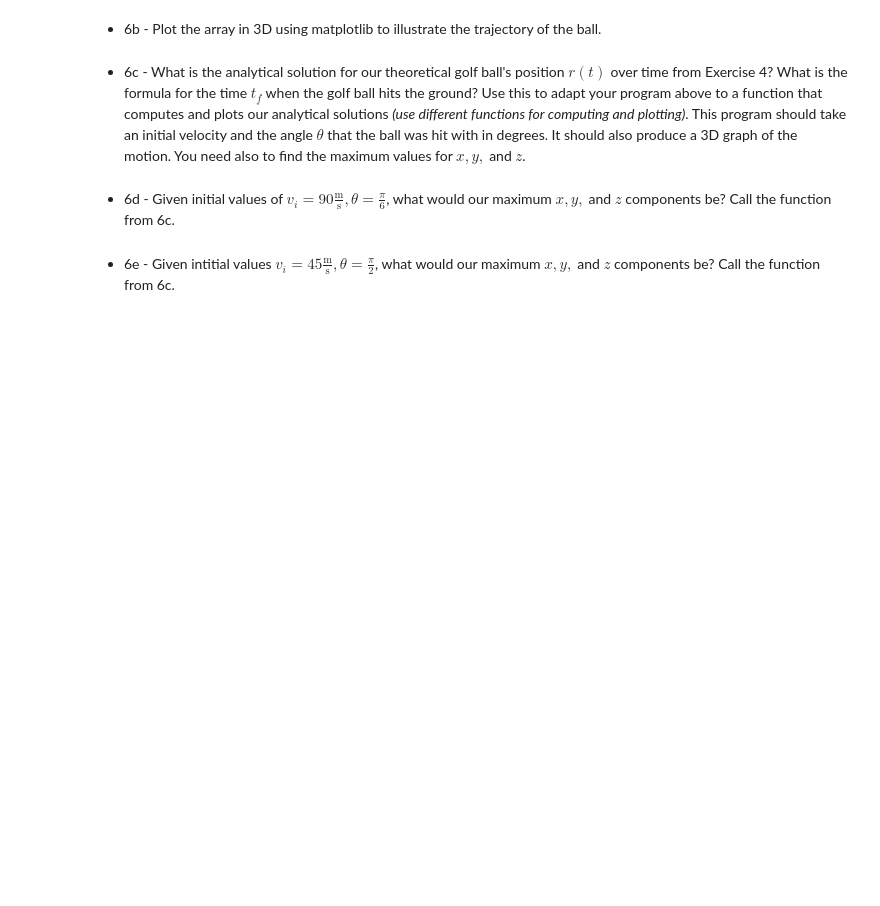
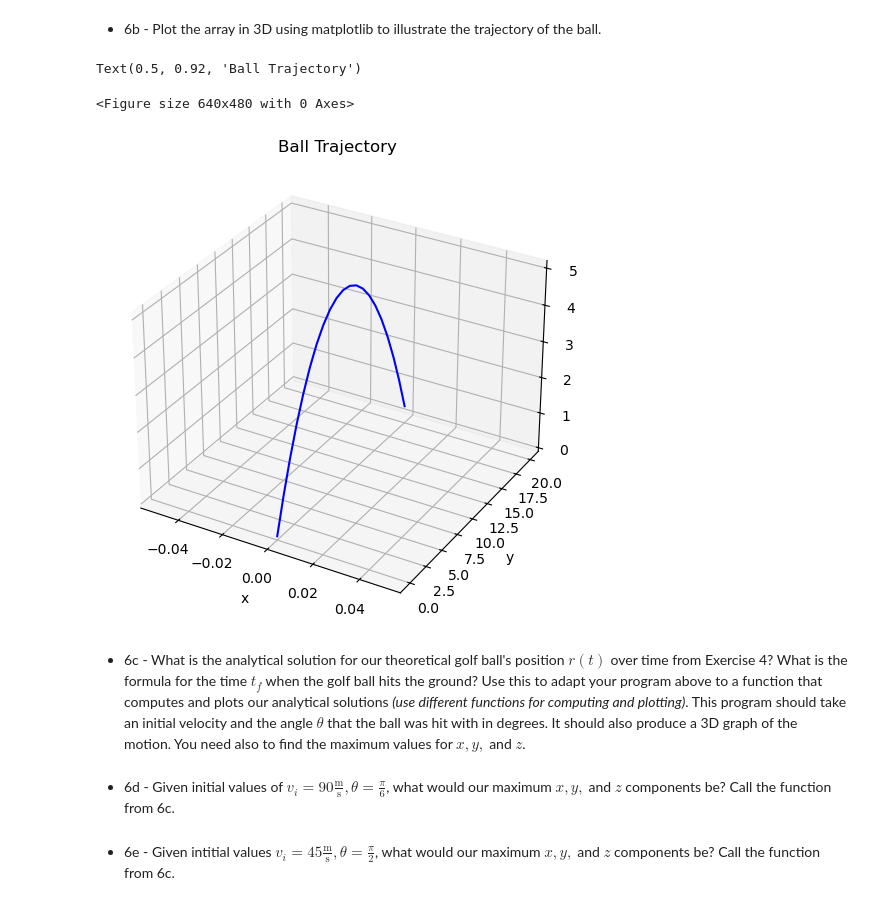
Before and after one commit to BruhddyTheThird/ProfCPisGoatedLib, a Jupyter notebook: HW II.ipynb, the cells around one changed output. Cells and saved outputs as stored; diff of their text form; code cells hidden in the pictures; blank space fills up the shorter version.

Commit message:
Finished half of Ex 6. Need Ex 4 trajectory equations

```diff
--- a/HW II.ipynb
+++ b/HW II.ipynb
@@ -33,3 +34,13 @@ Assume we have a soccer ball moving in three dimensions with the following traje
 Create a three-dimensional plot using these equations.
 
 - 6a - With a flight time of 2.04s and a time step of 0.1s, create a time array t using numpy functions. Then create an array r that holds the locations of the ball x, y, and z as its columns. At each point in the time array, the array r should have the location of the ball according to the analytical functions above.
+# %%
+t=np.arange(0.0,2.04,0.1)
+r=[]
+for i in range(len(t)):
+    x_pos=0                                 #cos(pi/2)=0 so x(t) is 0 for all t
+    y_pos=10*t[i]*np.sin(np.pi/2)
+    z_pos=10*t[i]-(9.81/2)*t[i]**2
+    r.append([x_pos,y_pos,z_pos])
+r=np.array(r)
+print(r)
@@ -36,4 +65,20 @@ Create a three-dimensional plot using these equations.
 # %% [markdown]
 - 6b - Plot the array in 3D using matplotlib to illustrate the trajectory of the ball.
+# %%
+fig=plt.figure()
+plt.figure(figsize=(10,6))
+ax=plt.axes(projection='3d')
+xline=r[:,0]
+yline=r[:,1]
+zline=r[:,2]
+ax.plot3D(xline,yline,zline,'blue')
+ax.set_xlabel('x')
+ax.set_ylabel('y')
+ax.set_zlabel('z')
+ax.set_title('Ball Trajectory')
+# %% [output]
+Text(0.5, 0.92, 'Ball Trajectory')
+<Figure size 640x480 with 0 Axes>
+[figure, added]
 # %% [markdown]
 - 6c - What is the analytical solution for our theoretical golf ball's position $r(t)$ over time from Exercise 4? What is the formula for the time $t_f$ when the golf ball hits the ground? Use this to adapt your program above to a function that computes and plots our analytical solutions *(use different functions for computing and plotting)*. This program should take an initial velocity and the angle $\theta$ that the ball was hit with in degrees. It should also produce a 3D graph of the motion. You need also to find the maximum values for $x,y,$ and $z$.
```
Also changed, not shown: parts of 3 cells of this notebook.
